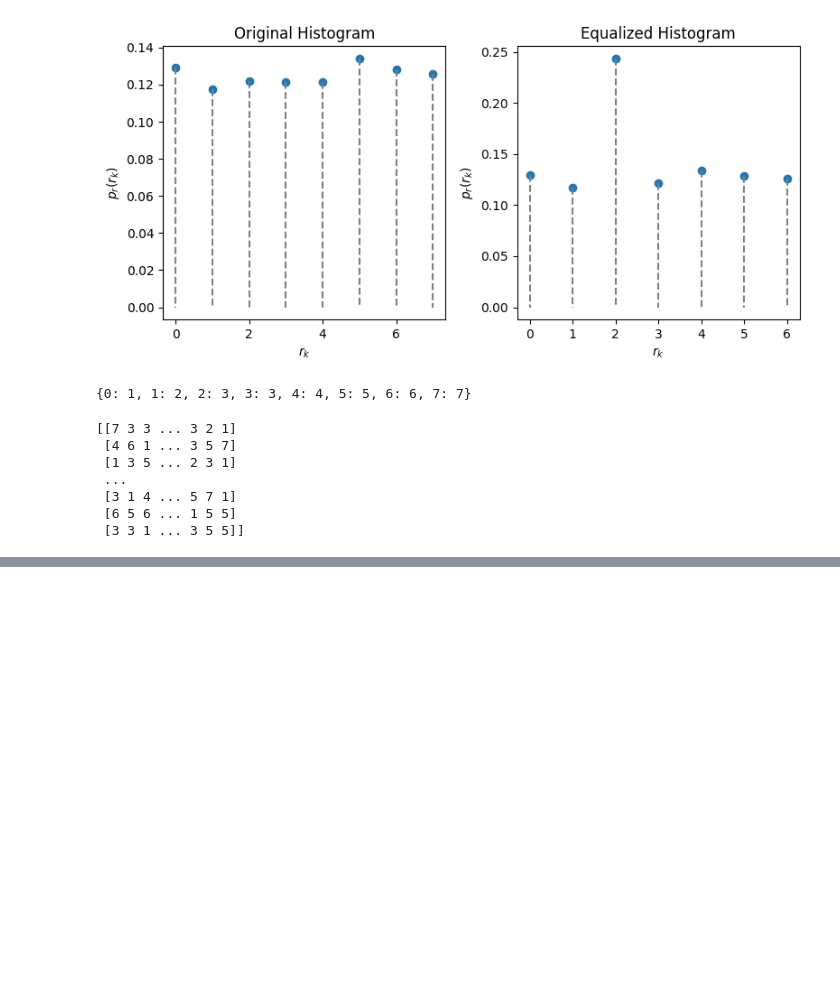
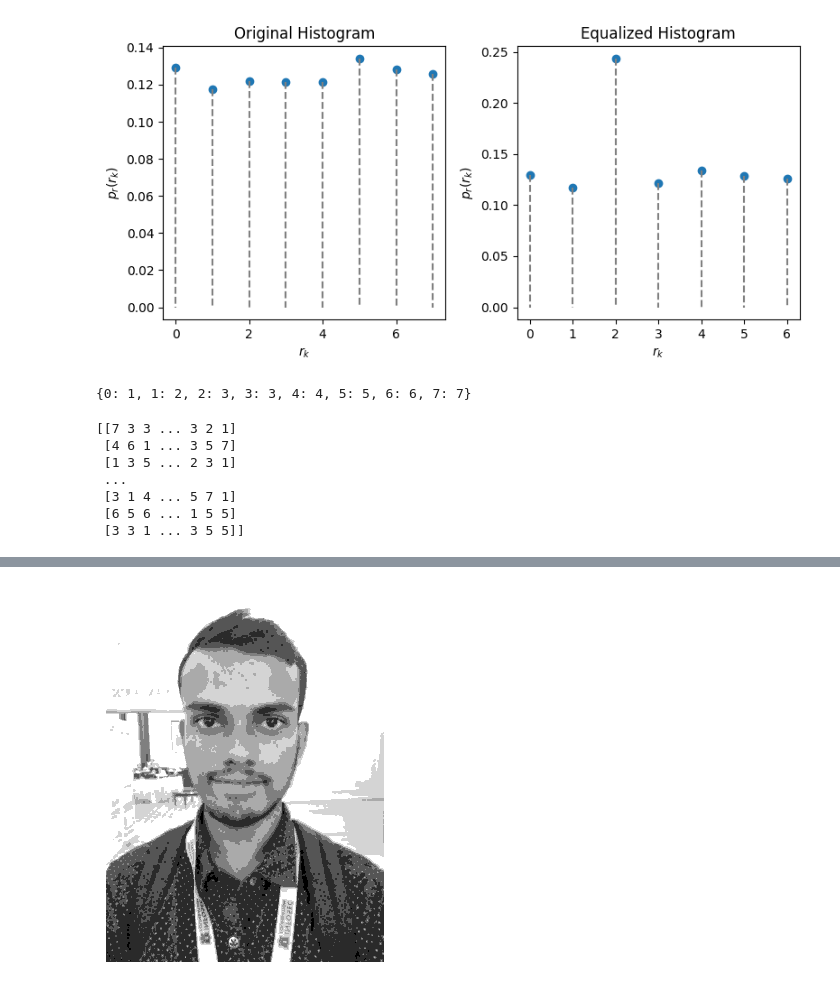
Before and after one commit to subhranil2605/Image_Processing, a Jupyter notebook: histogram/histogram_equalization.ipynb, the cells around one changed output, grey strips where cells are left out. Cells and saved outputs as stored; diff of their text form; code cells hidden in the pictures; blank space fills up the shorter version.

```diff
--- a/histogram/histogram_equalization.ipynb
+++ b/histogram/histogram_equalization.ipynb
@@ -182,0 +185,21 @@ plt.show()
+# %%
+from PIL import Image
+
+# load the image
+im = Image.open("roni.jpeg")
+
+# convert the image to grayscale
+im = im.convert('L')
+
+# reshape the image
+im = np.array(im)
+im = im.reshape((im.shape[0] // 3, 3, im.shape[1] // 3, 3))
+im = im.mean(axis=(1, 3)).astype(np.uint8)
+
+# normalize the pixel values
+im = im / 255.0
+
+# quantize the pixel values
+image = np.round(im * 7).astype(np.uint8)
+
+image
@@ -182,0 +214,6 @@ plt.show()
+# %%
+plt.imshow(image, cmap=plt.cm.get_cmap('gray', 7))
+plt.axis("off")
+plt.show()
+# %% [output]
+[figure, added]
```
Also changed, not shown: parts of 13 cells of this notebook.
